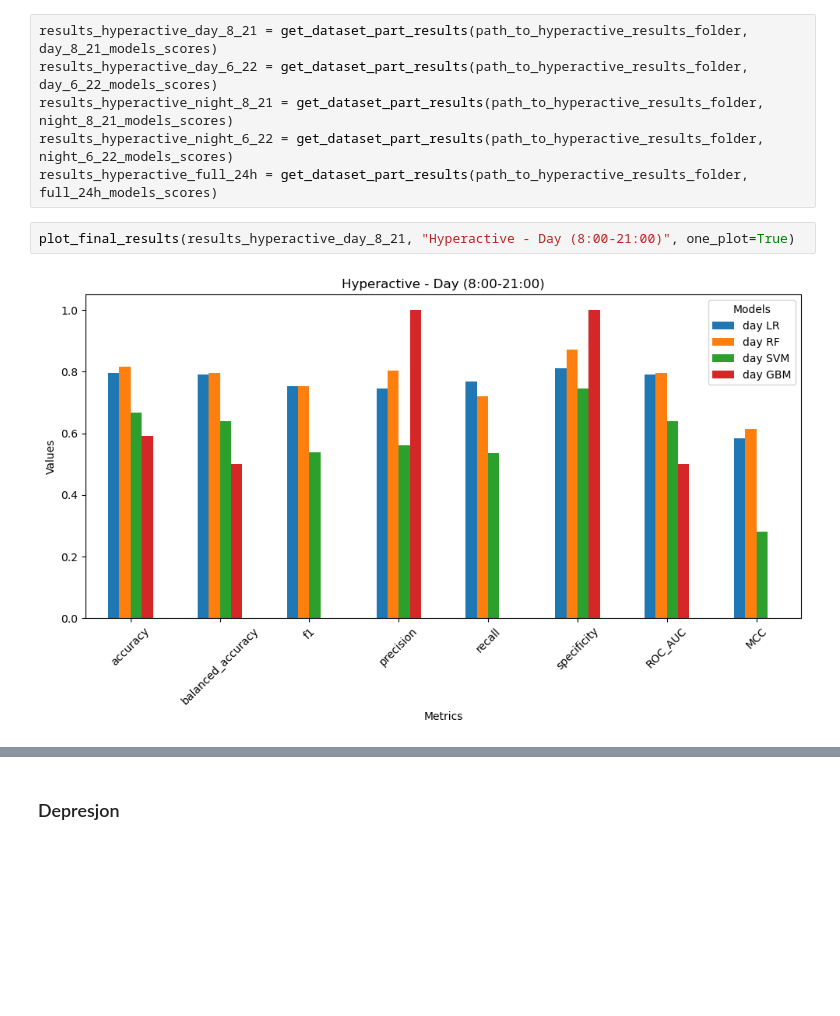
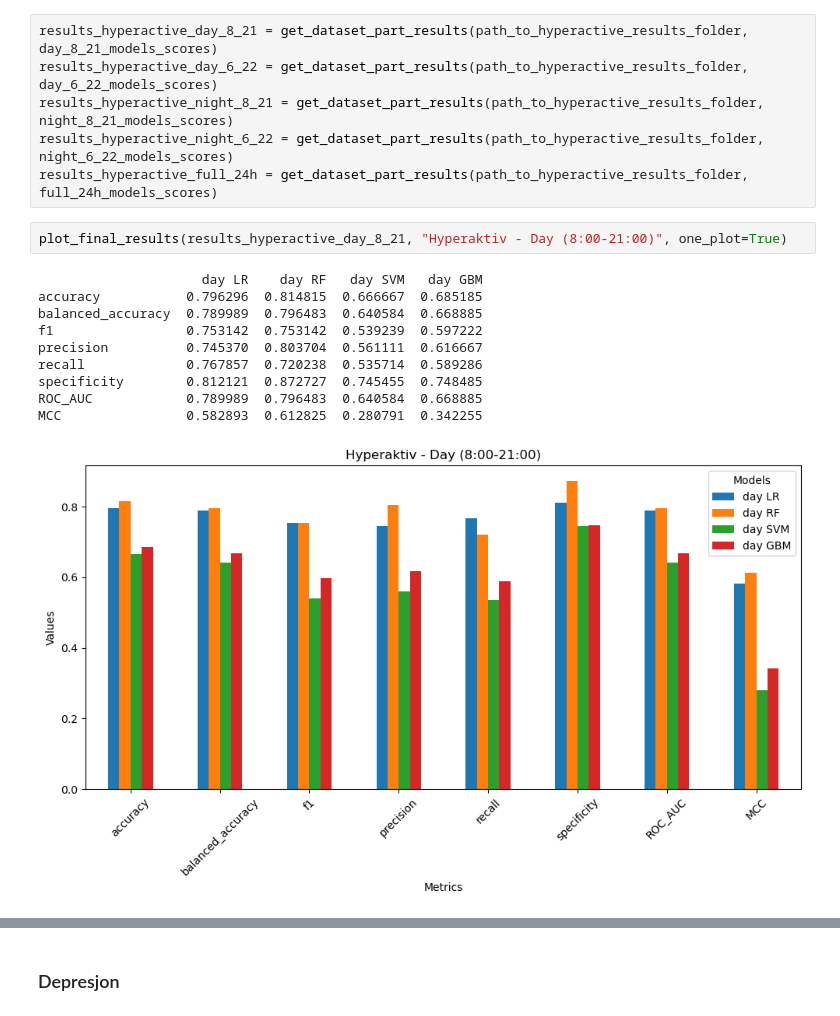
Before and after one commit to tunczyk101/Mental-Disorder-TS, a Jupyter notebook: plot_results.ipynb, the cells around one changed output, grey strips where cells are left out. Cells and saved outputs as stored; diff of their text form; blank space fills up the shorter version.

```diff
--- a/plot_results.ipynb
+++ b/plot_results.ipynb
@@ -161,7 +163,16 @@ results_hyperactive_night_8_21 = get_dataset_part_results(path_to_hyperactive_re
 results_hyperactive_night_6_22 = get_dataset_part_results(path_to_hyperactive_results_folder, night_6_22_models_scores)
 results_hyperactive_full_24h = get_dataset_part_results(path_to_hyperactive_results_folder, full_24h_models_scores)
 # %%
-plot_final_results(results_hyperactive_day_8_21, "Hyperactive - Day (8:00-21:00)", one_plot=True)
+plot_final_results(results_hyperactive_day_8_21, "Hyperaktiv - Day (8:00-21:00)", one_plot=True)
 # %% [output]
+                     day LR    day RF   day SVM   day GBM
+accuracy           0.796296  0.814815  0.666667  0.685185
+balanced_accuracy  0.789989  0.796483  0.640584  0.668885
+f1                 0.753142  0.753142  0.539239  0.597222
+precision          0.745370  0.803704  0.561111  0.616667
+recall             0.767857  0.720238  0.535714  0.589286
+specificity        0.812121  0.872727  0.745455  0.748485
+ROC_AUC            0.789989  0.796483  0.640584  0.668885
+MCC                0.582893  0.612825  0.280791  0.342255
-[figure, old version]
+[figure, new version]
 # %%
```
Also changed, not shown: parts of 21 cells of this notebook.
